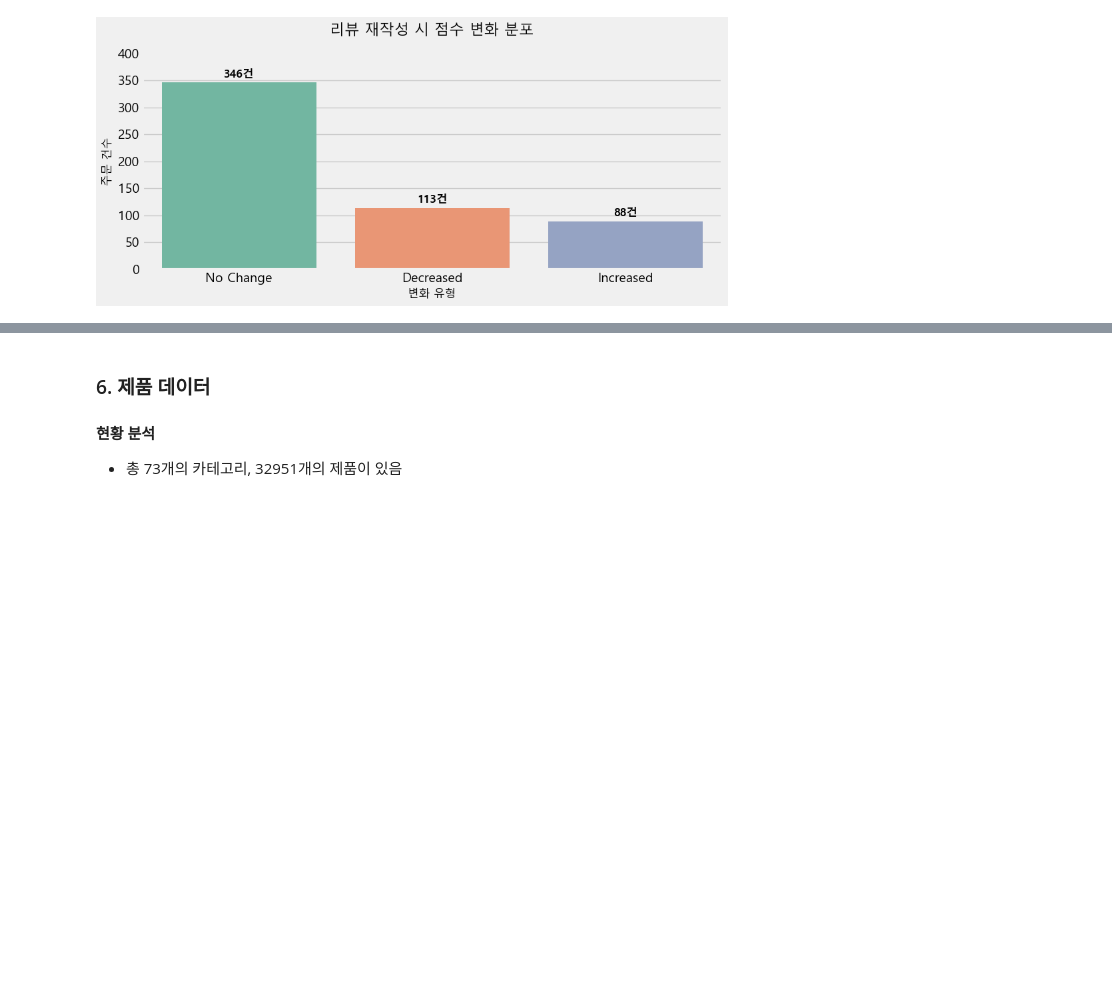
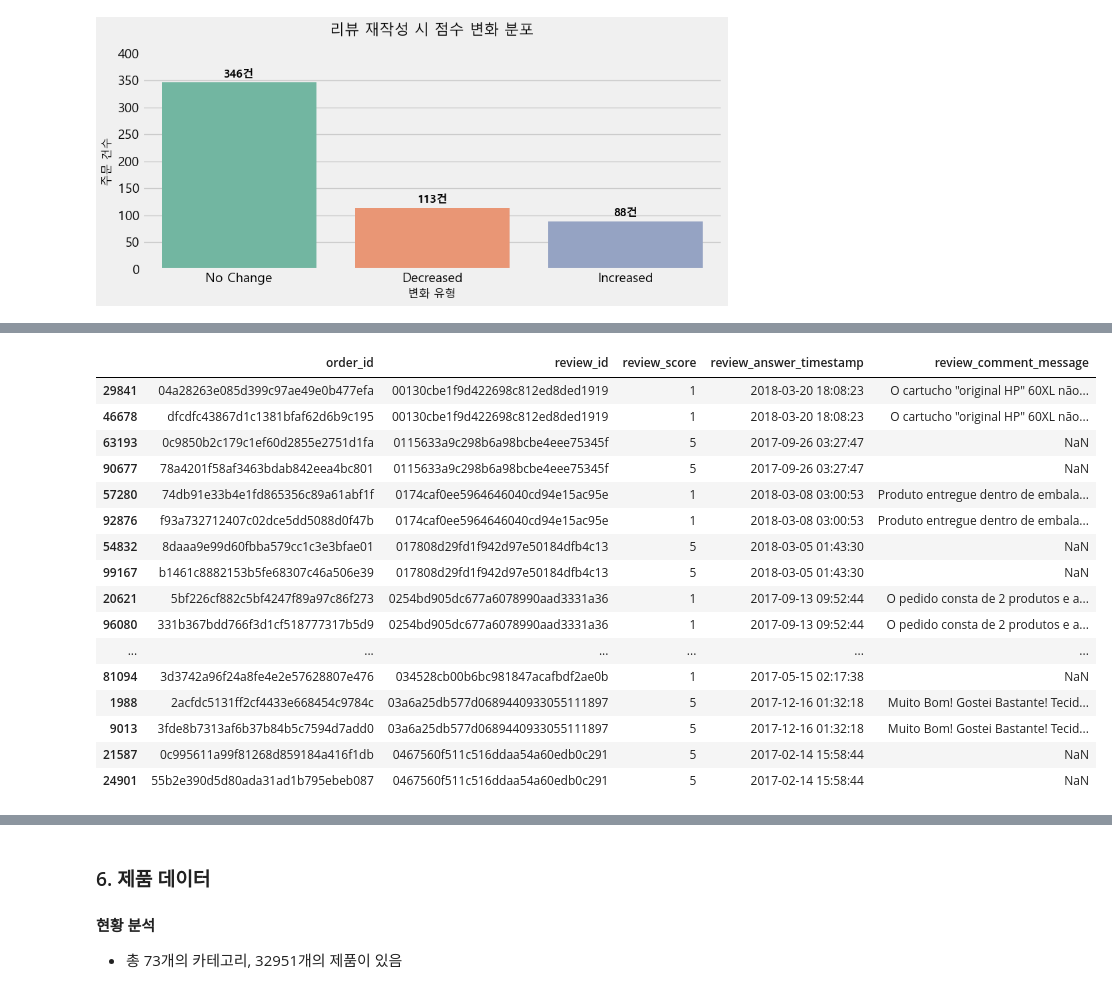
Before and after one commit to eunsung20311-dot/Olist-E-commerce-Analysis, a Jupyter notebook: 01_data_preparation_eda.ipynb, the cells around one changed output, grey strips where cells are left out. Saved outputs shown, nothing was run; the diff lists cells and outputs as text; code cells hidden in the pictures; blank space fills up the shorter version.

```diff
--- a/01_data_preparation_eda.ipynb
+++ b/01_data_preparation_eda.ipynb
@@ -814,3 +526,13 @@ Passing `palette` without assigning `hue` is deprecated and will be removed in v
 
   ax = sns.countplot(data=review_diff, x='change_type', palette = 'Set2')
 [figure]
+# %%
+# 축 A: 한 리뷰 ID에 여러 주문이 묶인 케이스의 비중
+review_to_order = df_reviews.groupby('review_id')['order_id'].nunique()
+print("--- [축 A] 리뷰 하나에 주문이 여러 개인 경우 ---")
+print(review_to_order.value_counts(normalize=True)) # 2개 이상 묶인 비율 확인
+
+# 축 B: 한 주문 ID에 여러 리뷰가 쌓인 케이스의 비중
+order_to_review = df_reviews.groupby('order_id')['review_id'].nunique()
+print("\n--- [축 B] 주문 하나에 리뷰가 여러 개인 경우 ---")
+print(order_to_review.value_counts(normalize=True)) # 2개 이상 쌓인 비율 확인
@@ -816,0 +551,27 @@ Passing `palette` without assigning `hue` is deprecated and will be removed in v
+# %%
+ # 예시: 주문 하나에 리뷰가 여러 개(축 B)인 데이터만 뽑아서 정렬
+multi_review_to_order = review_to_order[review_to_order > 1].index
+
+# 해당 주문들의 데이터만 모아서 '주문 ID'와 '리뷰 답변 시간' 순으로 나란히 배치
+df_check_b = df_reviews[df_reviews['review_id'].isin(multi_review_to_order)].sort_values(['review_id', 'review_answer_timestamp'])
+
+# 주요 컬럼들을 눈으로 보며 "시간이 다른지", "점수가 변했는지", "댓글 내용이 보강되었는지" 확인
+df_check_b[['order_id', 'review_id', 'review_score', 'review_answer_timestamp', 'review_comment_message']].head(20)
+# %% [output]
+|  | order_id | review_id | review_score | review_answer_timestamp | review_comment_message |
+| 29841 | 04a28263e085d399c97ae49e0b477efa | 00130cbe1f9d422698c812ed8ded1919 | 1 | 2018-03-20 18:08:23 | O cartucho "original HP" 60XL não... |
+| 46678 | dfcdfc43867d1c1381bfaf62d6b9c195 | 00130cbe1f9d422698c812ed8ded1919 | 1 | 2018-03-20 18:08:23 | O cartucho "original HP" 60XL não... |
+| 63193 | 0c9850b2c179c1ef60d2855e2751d1fa | 0115633a9c298b6a98bcbe4eee75345f | 5 | 2017-09-26 03:27:47 | NaN |
+| 90677 | 78a4201f58af3463bdab842eea4bc801 | 0115633a9c298b6a98bcbe4eee75345f | 5 | 2017-09-26 03:27:47 | NaN |
+| 57280 | 74db91e33b4e1fd865356c89a61abf1f | 0174caf0ee5964646040cd94e15ac95e | 1 | 2018-03-08 03:00:53 | Produto entregue dentro de embala... |
+| 92876 | f93a732712407c02dce5dd5088d0f47b | 0174caf0ee5964646040cd94e15ac95e | 1 | 2018-03-08 03:00:53 | Produto entregue dentro de embala... |
+| 54832 | 8daaa9e99d60fbba579cc1c3e3bfae01 | 017808d29fd1f942d97e50184dfb4c13 | 5 | 2018-03-05 01:43:30 | NaN |
+| 99167 | b1461c8882153b5fe68307c46a506e39 | 017808d29fd1f942d97e50184dfb4c13 | 5 | 2018-03-05 01:43:30 | NaN |
+| 20621 | 5bf226cf882c5bf4247f89a97c86f273 | 0254bd905dc677a6078990aad3331a36 | 1 | 2017-09-13 09:52:44 | O pedido consta de 2 produtos e a... |
+| 96080 | 331b367bdd766f3d1cf518777317b5d9 | 0254bd905dc677a6078990aad3331a36 | 1 | 2017-09-13 09:52:44 | O pedido consta de 2 produtos e a... |
+| ... | ... | ... | ... | ... | ... |
+| 81094 | 3d3742a96f24a8fe4e2e57628807e476 | 034528cb00b6bc981847acafbdf2ae0b | 1 | 2017-05-15 02:17:38 | NaN |
+| 1988 | 2acfdc5131ff2cf4433e668454c9784c | 03a6a25db577d0689440933055111897 | 5 | 2017-12-16 01:32:18 | Muito Bom! Gostei Bastante! Tecid... |
+| 9013 | 3fde8b7313af6b37b84b5c7594d7add0 | 03a6a25db577d0689440933055111897 | 5 | 2017-12-16 01:32:18 | Muito Bom! Gostei Bastante! Tecid... |
+| 21587 | 0c995611a99f81268d859184a416f1db | 0467560f511c516ddaa54a60edb0c291 | 5 | 2017-02-14 15:58:44 | NaN |
+| 24901 | 55b2e390d5d80ada31ad1b795ebeb087 | 0467560f511c516ddaa54a60edb0c291 | 5 | 2017-02-14 15:58:44 | NaN |
```
Also changed, not shown: parts of 39 cells of this notebook.
